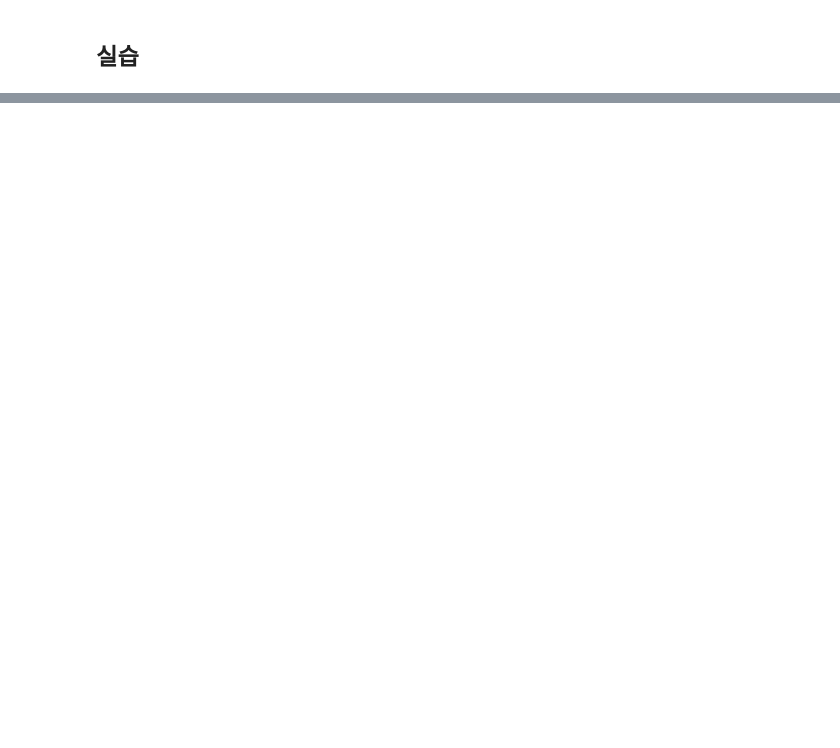
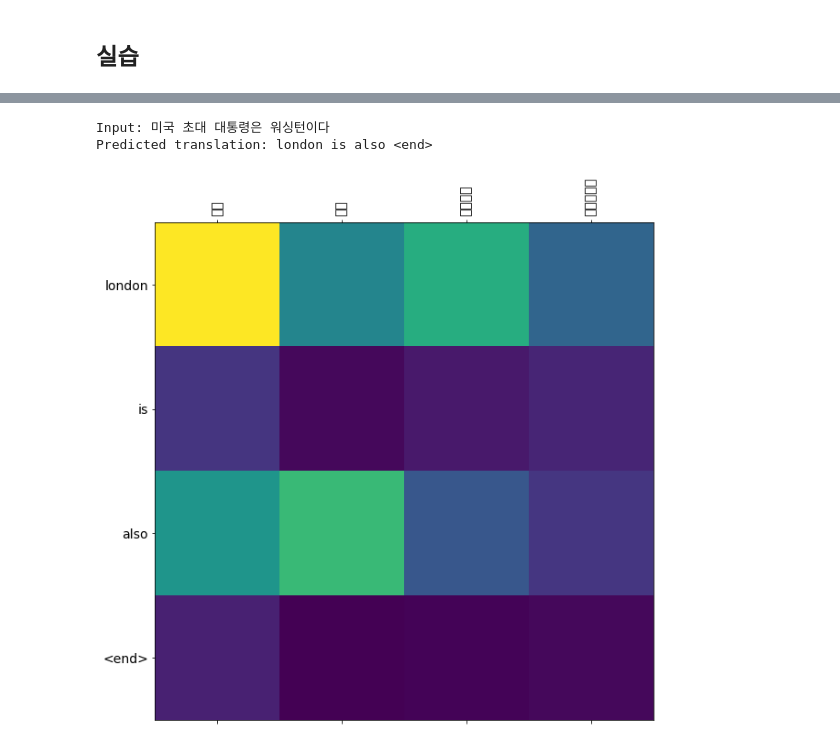
Before and after one commit to jongspark91/AIFFEL, a Jupyter notebook: GoingDeeper_04/GD04:Seq2Seq_Translator.ipynb, the cells around one changed output, grey strips where cells are left out. Drawn from its saved outputs; the diff is of its cells as text; code cells hidden in the pictures; blank space fills up the shorter version.

```diff
--- a/GoingDeeper_04/GD04:Seq2Seq_Translator.ipynb
+++ b/GoingDeeper_04/GD04:Seq2Seq_Translator.ipynb
@@ -144,2 +226,15 @@ print("Spanish:", eng_corpus[100])   # <start> salga de aqu ! <end>
 # %% [markdown]
 ## 토큰화
+# %%
+kor_token = []
+eng_token = []
+
+for sen_kor, sen_eng in zip(kor_corpus, eng_corpus):
+    proto_kor = mecab.morphs(sen_kor)
+    proto_eng = sen_eng.split()
+    if len(proto_kor) < 40 and len(proto_eng) < 40:
+        kor_token.append(proto_kor)
+        eng_token.append(proto_eng)
+
+print(len(kor_token),len(eng_token))
+print(kor_token[:5],eng_token[:5])
@@ -154,11 +252,10 @@ def tokenize(corpus):
 
     return tensor, tokenizer
 # %%
-kor_tensor, kor_tokenizer = tokenize(kor_corpus)
-eng_tensor, eng_tokenizer = tokenize(eng_corpus)
+enc_tensor, enc_tokenizer = tokenize(kor_token)
+dec_tensor, dec_tokenizer = tokenize(eng_token)
 
-kor_train, kor_val, eng_train, eng_val = \
-train_test_split(kor_tensor, eng_tensor, test_size=0.2)
+enc_train, dec_train = enc_tensor, dec_tensor
 
-print("Korean Vocab Size:", len(kor_tokenizer.index_word))
-print("English Vocab Size:", len(eng_tokenizer.index_word))
+print("Korean Vocab Size:", len(enc_tokenizer.index_word))
+print("English Vocab Size:", len(dec_tokenizer.index_word))
@@ -231,17 +358,17 @@ class Decoder(tf.keras.Model):
 # 코드를 실행하세요.
 
 BATCH_SIZE     = 64
-SRC_VOCAB_SIZE = len(kor_tokenizer.index_word) + 1
-TGT_VOCAB_SIZE = len(eng_tokenizer.index_word) + 1
+SRC_VOCAB_SIZE = len(enc_tokenizer.index_word) + 1 # 예: len(enc_tokenizer.index_word) + 1
+TGT_VOCAB_SIZE = len(dec_tokenizer.index_word) + 1 # 예: len(dec_tokenizer.index_word) + 1
 
-units         = 1024
-embedding_dim = 512
+units         = 128
+embedding_dim = 128
 
 encoder = Encoder(SRC_VOCAB_SIZE, embedding_dim, units)
 decoder = Decoder(TGT_VOCAB_SIZE, embedding_dim, units)
 
 # sample input
-sequence_len = 30
+sequence_len = 40
 
 sample_enc = tf.random.uniform((BATCH_SIZE, sequence_len))
 sample_output = encoder(sample_enc)
@@ -253,6 +380,7 @@ sample_state = tf.random.uniform((BATCH_SIZE, units))
 sample_logits, h_dec, attn = decoder(tf.random.uniform((BATCH_SIZE, 1)),
                                      sample_state, sample_output)
 
+
 print ('Decoder Output:', sample_logits.shape)
 print ('Decoder Hidden State:', h_dec.shape)
 print ('Attention:', attn.shape)
@@ -358,7 +514,7 @@ def eval_step(src, tgt, encoder, decoder, dec_tok):
 
 from tqdm import tqdm
 
-EPOCHS = 10
+EPOCHS = 20
 
 for epoch in range(EPOCHS):
     total_loss = 0
@@ -464,0 +625,6 @@ translate("Can I have some coffee?", encoder, decoder)
+# %%
+translate("미국 초대 대통령은 워싱턴이다", encoder, decoder)
+# %% [output]
+Input: 미국 초대 대통령은 워싱턴이다
+Predicted translation: london is also <end>
+[figure, added]
```
Also changed, not shown: parts of 26 cells of this notebook.
